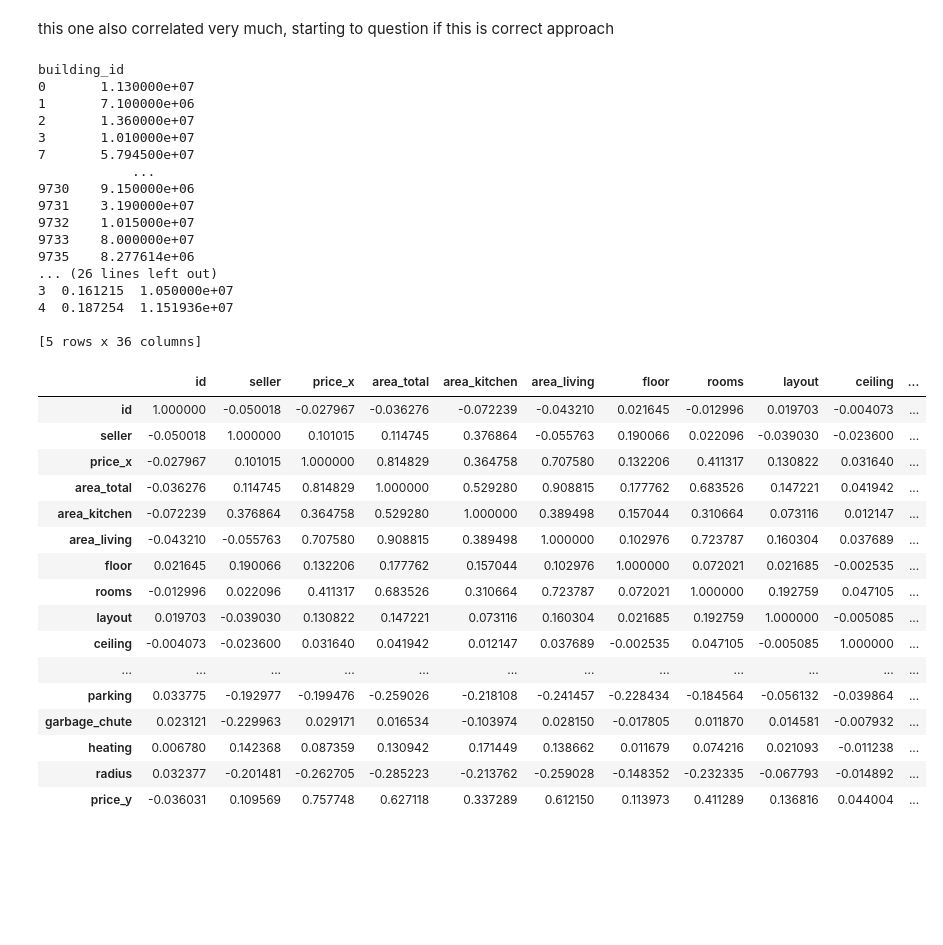
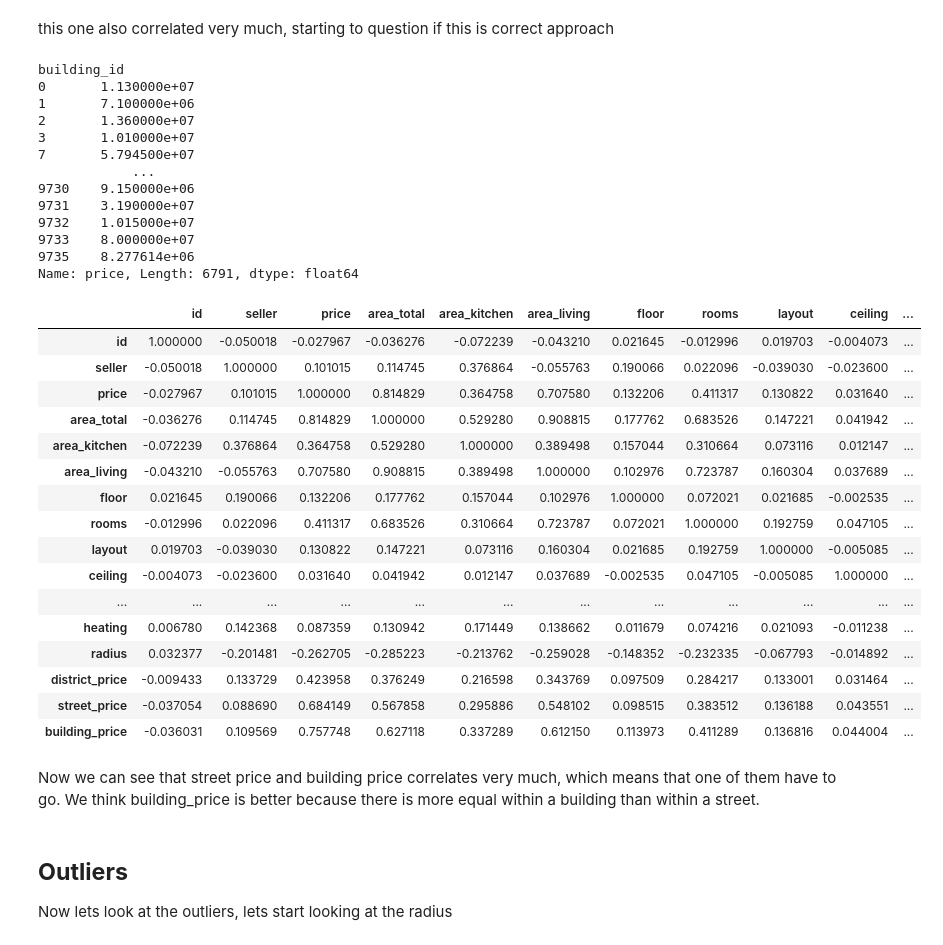
Before and after one commit to kjappvaffel/moscow_housing, a Jupyter notebook: EDA_DataCleaning_FeatureEngineering/EDA.ipynb, the cells around one changed output. Saved outputs shown, nothing was run; the diff lists cells and outputs as text; code cells hidden in the pictures; blank space fills up the shorter version.

```diff
--- a/EDA_DataCleaning_FeatureEngineering/EDA.ipynb
+++ b/EDA_DataCleaning_FeatureEngineering/EDA.ipynb
@@ -242,10 +243,10 @@ Lets try and change these into radius instead.
 data_with_radius = data_train
 data_with_radius['radius'] = np.sqrt((data_with_radius['latitude']-55.75)**2 + (data_with_radius['longitude']-37.55)**2)
 
+data_with_groups = data_with_radius
+
 corr_2 = data_with_radius.corr()
 corr_2.style.background_gradient(cmap='coolwarm')
-
-data_with_radius = data_with_radius
 # %% [output]
 |  | id | seller | price | area_total | area_kitchen | area_living | floor | rooms | layout | ceiling | ... |
 | id | 1.000000 | -0.050018 | -0.027967 | -0.036276 | -0.072239 | -0.043210 | 0.021645 | -0.012996 | 0.019703 | -0.004073 | ... |
@@ -271,13 +272,12 @@ Now i want to look at if it is possible to group some of the data into groups, a
 #create groups and find mean for each group
 grouped_by_districts = data_train.groupby(['district'])
 mean_price = grouped_by_districts['price'].mean()
-print(mean_price)
 
 data_with_group = pd.merge(data_train,mean_price, on='district', how='left')
-print(data_with_group.head())
+
+data_with_groups['district_price'] = data_with_group['price_y']
+
 #check correleation now
-corr_3 = data_with_group.corr()
+corr_3 = data_with_groups.corr()
 corr_3.style.background_gradient(cmap='coolwarm')
-
-data_with_radius_and_distict_group =
 # %% [output]
@@ -325,9 +308,11 @@ mean_price = grouped_by_districts['price'].mean()
 print(mean_price)
 
 data_with_group = pd.merge(data_train,mean_price, on='street', how='left')
-print(data_with_group.head())
+
+data_with_groups['street_price'] = data_with_group['price_y']
+
 #check correleation now
-corr_4 = data_with_group.corr()
+corr_4 = data_with_groups.corr()
 corr_4.style.background_gradient(cmap='coolwarm')
 # %% [output]
 street
@@ -369,36 +350,34 @@ this one also correlated very much, starting to question if this is correct appr
 # %%
 #create groups and find mean for each group
 grouped_by_districts = data_train.groupby(['building_id'])
 mean_price = grouped_by_districts['price'].mean()
 print(mean_price)
 
 data_with_group = pd.merge(data_train,mean_price, on='building_id', how='left')
-print(data_with_group.head())
+
+data_with_groups['building_price'] = data_with_group['price_y']
+
 #check correleation now
-corr_5 = data_with_group.corr()
+corr_5 = data_with_groups.corr()
 corr_5.style.background_gradient(cmap='coolwarm')
 # %% [output]
 building_id
 0       1.130000e+07
 1       7.100000e+06
 2       1.360000e+07
 3       1.010000e+07
 7       5.794500e+07
             ...
 9730    9.150000e+06
 9731    3.190000e+07
 9732    1.015000e+07
 9733    8.000000e+07
 9735    8.277614e+06
-... (26 lines left out)
-3  0.161215  1.050000e+07
-4  0.187254  1.151936e+07
-
-[5 rows x 36 columns]
+Name: price, Length: 6791, dtype: float64
-|  | id | seller | price_x | area_total | area_kitchen | area_living | floor | rooms | layout | ceiling | ... |
+|  | id | seller | price | area_total | area_kitchen | area_living | floor | rooms | layout | ceiling | ... |
 | id | 1.000000 | -0.050018 | -0.027967 | -0.036276 | -0.072239 | -0.043210 | 0.021645 | -0.012996 | 0.019703 | -0.004073 | ... |
 | seller | -0.050018 | 1.000000 | 0.101015 | 0.114745 | 0.376864 | -0.055763 | 0.190066 | 0.022096 | -0.039030 | -0.023600 | ... |
-| price_x | -0.027967 | 0.101015 | 1.000000 | 0.814829 | 0.364758 | 0.707580 | 0.132206 | 0.411317 | 0.130822 | 0.031640 | ... |
+| price | -0.027967 | 0.101015 | 1.000000 | 0.814829 | 0.364758 | 0.707580 | 0.132206 | 0.411317 | 0.130822 | 0.031640 | ... |
 | area_total | -0.036276 | 0.114745 | 0.814829 | 1.000000 | 0.529280 | 0.908815 | 0.177762 | 0.683526 | 0.147221 | 0.041942 | ... |
 | area_kitchen | -0.072239 | 0.376864 | 0.364758 | 0.529280 | 1.000000 | 0.389498 | 0.157044 | 0.310664 | 0.073116 | 0.012147 | ... |
 | area_living | -0.043210 | -0.055763 | 0.707580 | 0.908815 | 0.389498 | 1.000000 | 0.102976 | 0.723787 | 0.160304 | 0.037689 | ... |
@@ -407,8 +386,15 @@ building_id
 | layout | 0.019703 | -0.039030 | 0.130822 | 0.147221 | 0.073116 | 0.160304 | 0.021685 | 0.192759 | 1.000000 | -0.005085 | ... |
 | ceiling | -0.004073 | -0.023600 | 0.031640 | 0.041942 | 0.012147 | 0.037689 | -0.002535 | 0.047105 | -0.005085 | 1.000000 | ... |
 | ... | ... | ... | ... | ... | ... | ... | ... | ... | ... | ... | ... |
-| parking | 0.033775 | -0.192977 | -0.199476 | -0.259026 | -0.218108 | -0.241457 | -0.228434 | -0.184564 | -0.056132 | -0.039864 | ... |
-| garbage_chute | 0.023121 | -0.229963 | 0.029171 | 0.016534 | -0.103974 | 0.028150 | -0.017805 | 0.011870 | 0.014581 | -0.007932 | ... |
 | heating | 0.006780 | 0.142368 | 0.087359 | 0.130942 | 0.171449 | 0.138662 | 0.011679 | 0.074216 | 0.021093 | -0.011238 | ... |
 | radius | 0.032377 | -0.201481 | -0.262705 | -0.285223 | -0.213762 | -0.259028 | -0.148352 | -0.232335 | -0.067793 | -0.014892 | ... |
-| price_y | -0.036031 | 0.109569 | 0.757748 | 0.627118 | 0.337289 | 0.612150 | 0.113973 | 0.411289 | 0.136816 | 0.044004 | ... |
+| district_price | -0.009433 | 0.133729 | 0.423958 | 0.376249 | 0.216598 | 0.343769 | 0.097509 | 0.284217 | 0.133001 | 0.031464 | ... |
+| street_price | -0.037054 | 0.088690 | 0.684149 | 0.567858 | 0.295886 | 0.548102 | 0.098515 | 0.383512 | 0.136188 | 0.043551 | ... |
+| building_price | -0.036031 | 0.109569 | 0.757748 | 0.627118 | 0.337289 | 0.612150 | 0.113973 | 0.411289 | 0.136816 | 0.044004 | ... |
+# %% [markdown]
+Now we can see that street price and building price correlates very much, which means that one of them have to go.
+We think building_price is better because there is more equal within a building than within a street.
+# %% [markdown]
+## **Outliers**
+
+Now lets look at the outliers, lets start looking at the radius
```
Also changed, not shown: parts of 7 cells of this notebook.
